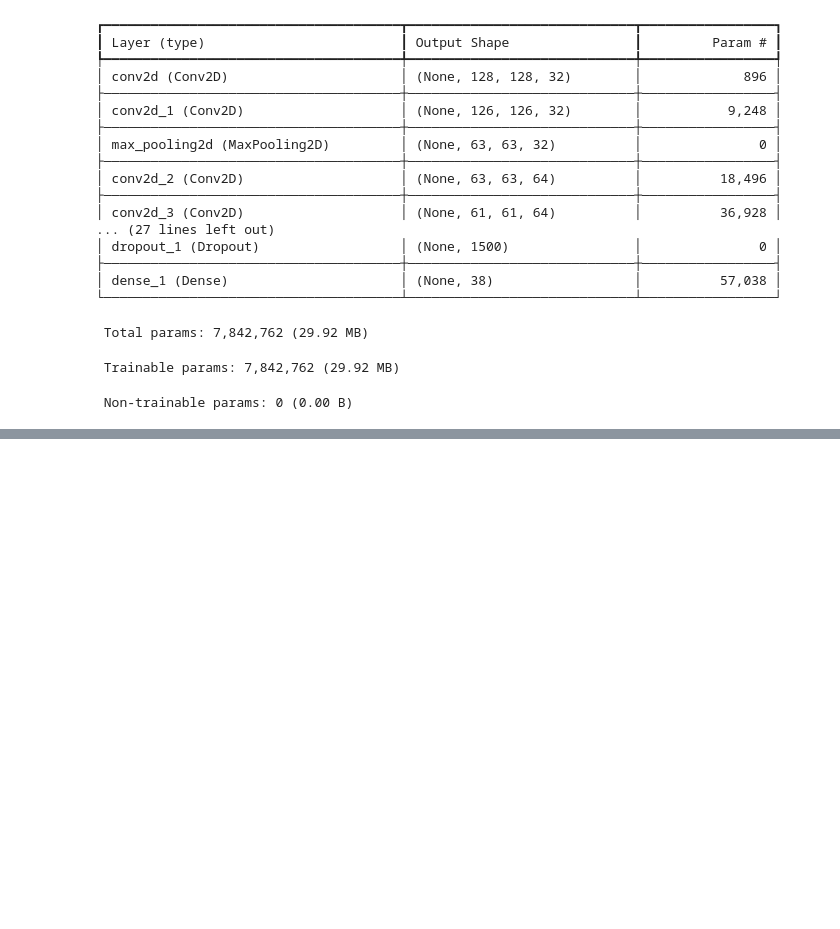
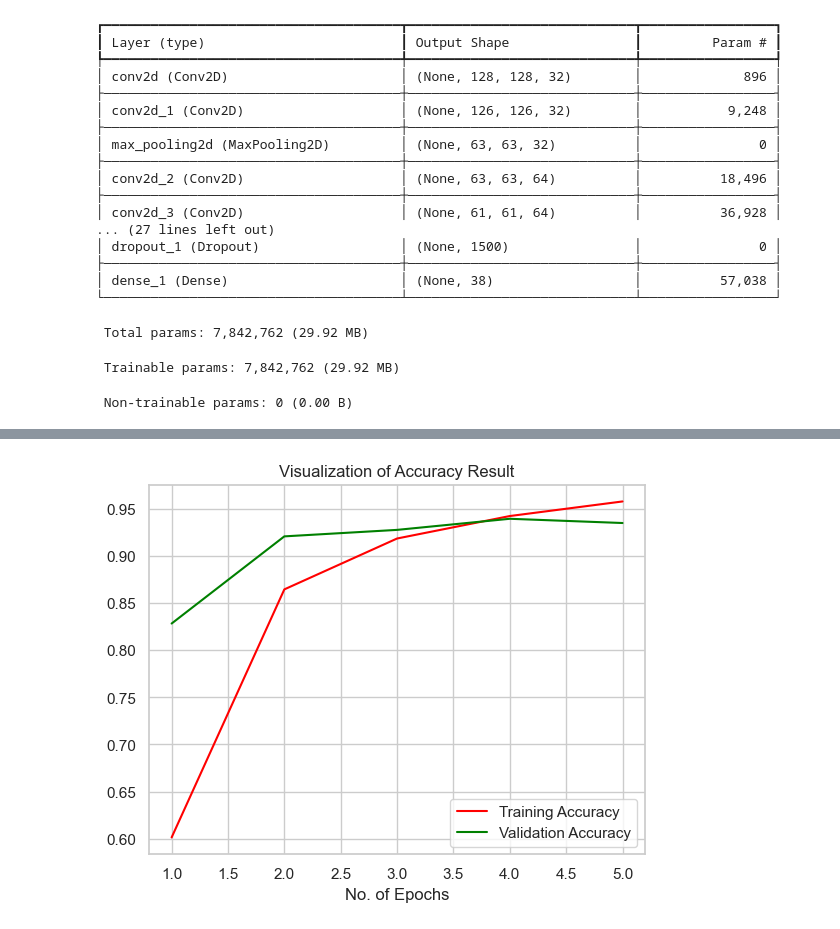
Before and after one commit to ADongol123/plant_disease_classifier_application, a Jupyter notebook: training/train_plant.ipynb, the cells around one changed output, grey strips where cells are left out. Cells and saved outputs as stored; diff of their text form; code cells hidden in the pictures; blank space fills up the shorter version.

```diff
--- a/training/train_plant.ipynb
+++ b/training/train_plant.ipynb
@@ -189,5 +194,5 @@ Model: "sequential_2"
  Trainable params: 7,842,762 (29.92 MB)
  Non-trainable params: 0 (0.00 B)
 # %%
-# training_history = cnn.fit(x=training_set,validation_data=validation_set,epochs=10)
+training_history = cnn.fit(x=training_set,validation_data=validation_set,epochs=5)
 # %% [output]
@@ -197,0 +256,11 @@ Epoch 2/10
+# %%
+epochs = [i for i in range(1,6)]
+
+plt.plot(epochs,training_history.history['accuracy'],color='red',label='Training Accuracy')
+plt.plot(epochs,training_history.history['val_accuracy'],color='green',label='Validation Accuracy')
+plt.xlabel('No. of Epochs')
+plt.title('Visualization of Accuracy Result')
+plt.legend()
+plt.show()
+# %% [output]
+[figure, added]
```
Also changed, not shown: parts of 9 cells of this notebook, 4 other files.
